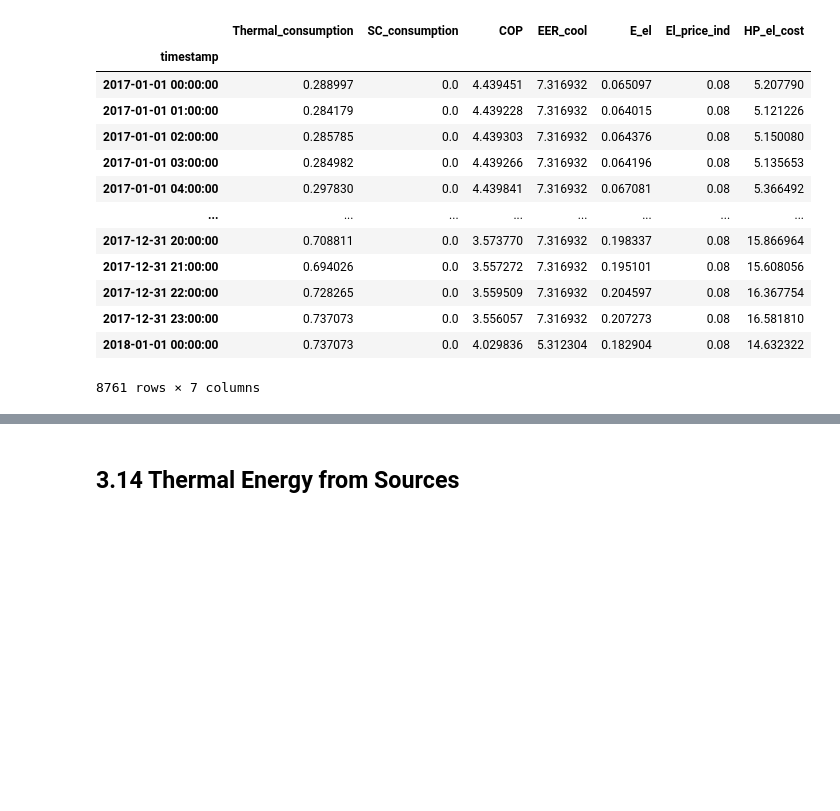
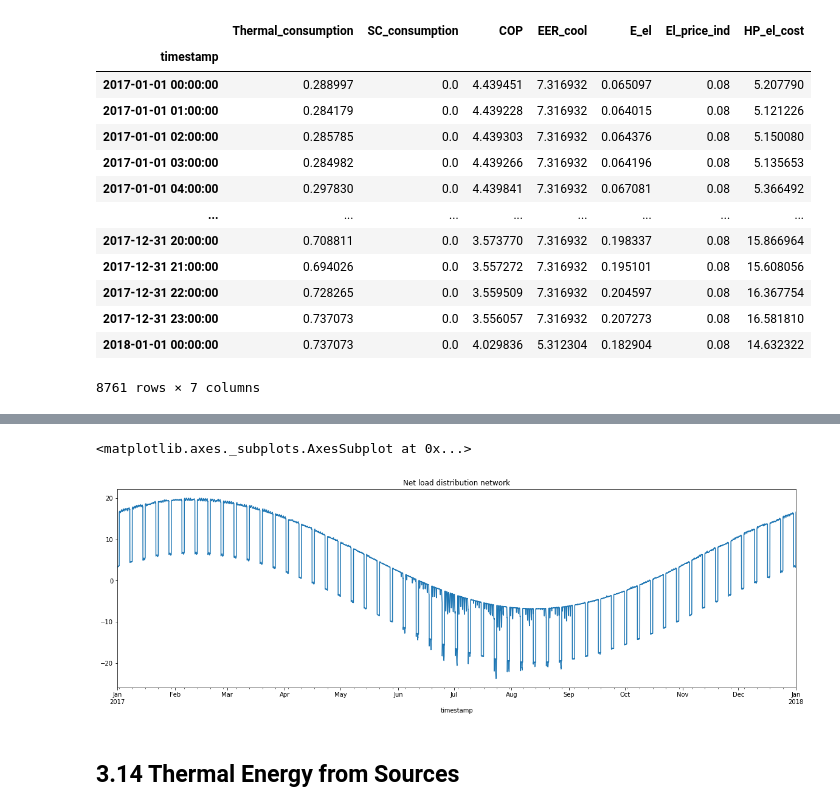
Before and after one commit to fernandobperezm/data-and-results-visualization, a Jupyter notebook: Data Processing.ipynb, the cells around one changed output, grey strips where cells are left out. Cells and saved outputs as stored; diff of their text form; code cells hidden in the pictures; blank space fills up the shorter version.

Commit message:
Net load distribution network
Network balance H&C modes

```diff
--- a/Data Processing.ipynb
+++ b/Data Processing.ipynb
@@ -819,3 +823,11 @@ Q_{WH}= \sum_{i=1}^{n} E_{WH_{i}}
+# %%
+dataset['Q_evap'] = dataset.Thermal_consumption * (1-(1/dataset.COP))
+dataset['Q_cond'] = dataset.SC_consumption * (1+(1/dataset.EER_cool))
+dataset['Q_net'] = dataset.Q_evap + dataset.E_loss_tot -dataset.Q_cond
+dataset.Q_net.plot(figsize=(20,6), title=('Net load distribution network'))
+# %% [output]
+<matplotlib.axes._subplots.AxesSubplot at 0x...>
+[figure, added]
 # %% [markdown]
 ## 3.14 Thermal Energy from Sources
 # %% [markdown]
```
Also changed, not shown: parts of 5 cells of this notebook.
